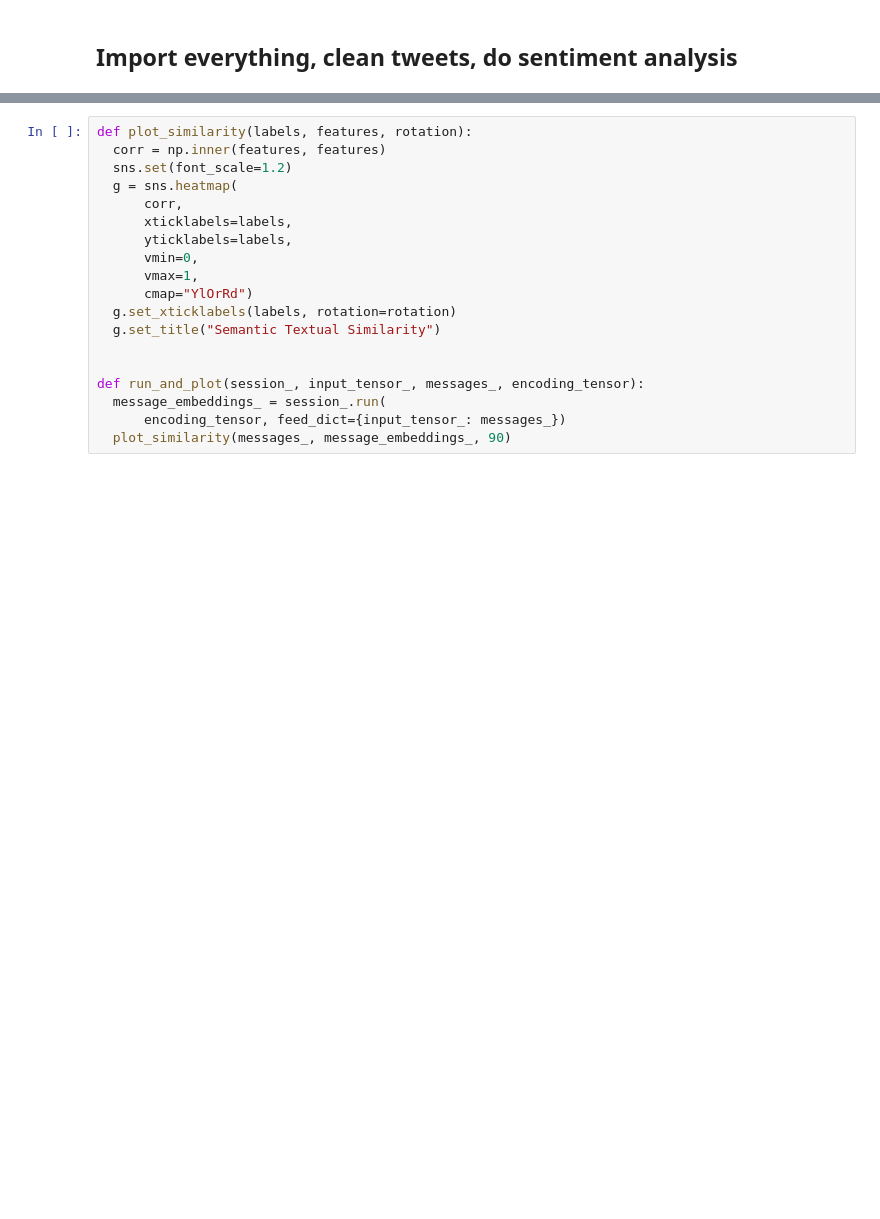
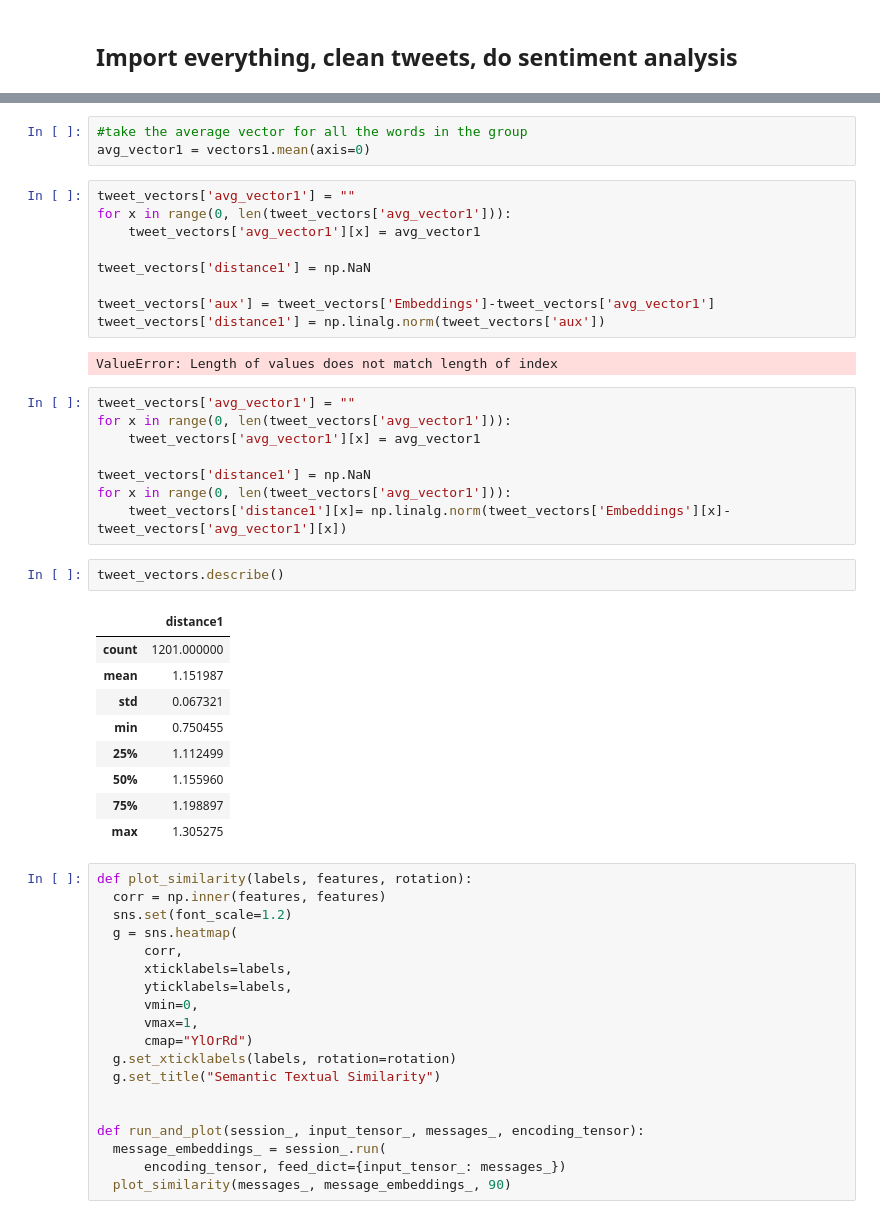
Before and after one commit to jmoorebyu/213_finalproject, a Jupyter notebook: Universal Encoder.ipynb, the cells around one changed output, grey strips where cells are left out. Cells and saved outputs as stored; diff of their text form; blank space fills up the shorter version.

```diff
--- a/Universal Encoder.ipynb
+++ b/Universal Encoder.ipynb
@@ -135,3 +159,37 @@ ValueError: Wrong number of items passed 512, placement implies 1
+# %%
+#take the average vector for all the words in the group
+avg_vector1 = vectors1.mean(axis=0)
+# %%
+tweet_vectors['avg_vector1'] = ""
+for x in range(0, len(tweet_vectors['avg_vector1'])):
+    tweet_vectors['avg_vector1'][x] = avg_vector1
+
+tweet_vectors['distance1'] = np.NaN
+
+tweet_vectors['aux'] = tweet_vectors['Embeddings']-tweet_vectors['avg_vector1']
+tweet_vectors['distance1'] = np.linalg.norm(tweet_vectors['aux'])
+# %% [output]
+ValueError: Length of values does not match length of index
+# %%
+tweet_vectors['avg_vector1'] = ""
+for x in range(0, len(tweet_vectors['avg_vector1'])):
+    tweet_vectors['avg_vector1'][x] = avg_vector1
+
+tweet_vectors['distance1'] = np.NaN
+for x in range(0, len(tweet_vectors['avg_vector1'])):
+    tweet_vectors['distance1'][x]= np.linalg.norm(tweet_vectors['Embeddings'][x]-tweet_vectors['avg_vector1'][x])
+# %%
+tweet_vectors.describe()
+# %% [output]
+|  | distance1 |
+| count | 1201.000000 |
+| mean | 1.151987 |
+| std | 0.067321 |
+| min | 0.750455 |
+| 25% | 1.112499 |
+| 50% | 1.155960 |
+| 75% | 1.198897 |
+| max | 1.305275 |
 # %%
 def plot_similarity(labels, features, rotation):
   corr = np.inner(features, features)
```
Also changed, not shown: parts of 24 cells of this notebook.
